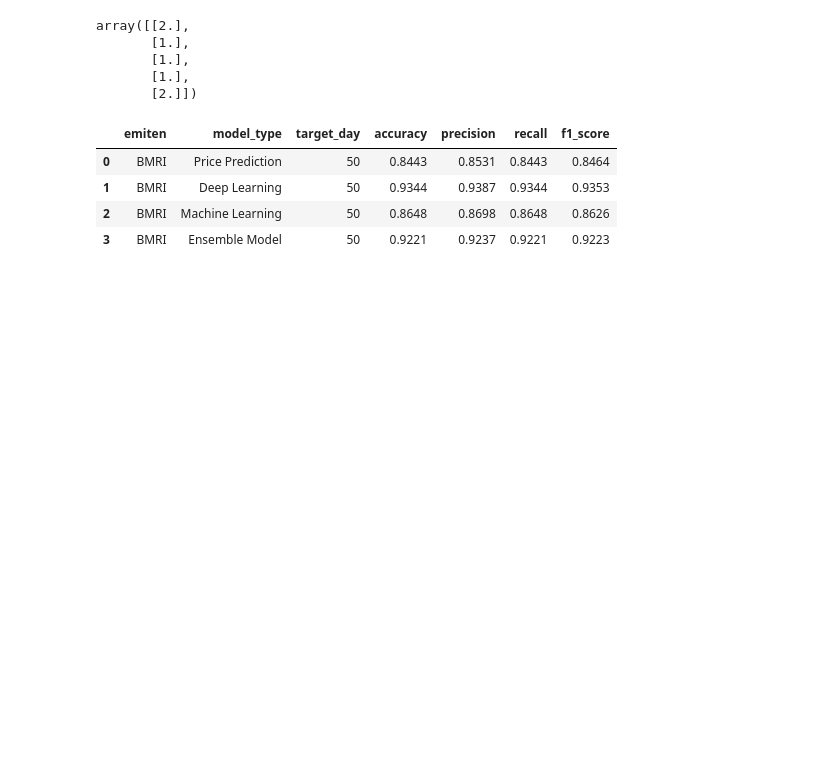
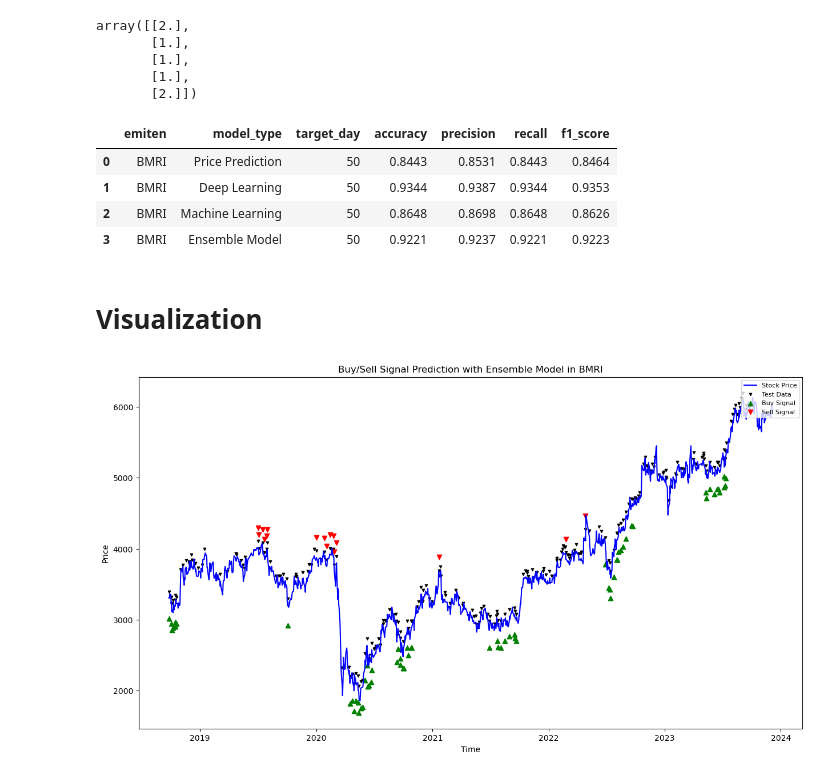
Before and after one commit to hufahamdika/Riset-Saham, a Jupyter notebook: pipeline_process.ipynb, the cells around one changed output. Drawn from its saved outputs; the diff is of its cells as text; code cells hidden in the pictures; blank space fills up the shorter version.

Commit message:
feat: buy/signal visualization

```diff
--- a/pipeline_process.ipynb
+++ b/pipeline_process.ipynb
@@ -1279,8 +1281,8 @@ if not os.path.exists(ensemble_results_dir):
 
 result_file_path = f'{ensemble_results_dir}/{EMITEN}_Target_{TARGET_DAY}_Results.csv'
 header_results = f'emiten,model_type,target_day,accuracy,precision,recall,f1_score'
-with open(result_file_path, 'w') as writer:
-    writer.write(f'{header_results}\n')
+# with open(result_file_path, 'w') as writer:
+#     writer.write(f'{header_results}\n')
 
 all_predictions = []
 for MODEL in MODEL_LIST:
@@ -1302,8 +1304,8 @@ for MODEL in MODEL_LIST:
 
         test_results = f'{EMITEN},{MODEL},{TARGET_DAY},{test_acc},{test_prec},{test_rec},{test_f1}'
 
-        with open(result_file_path, 'a') as writer:
-            writer.write('{}\n'.format(test_results))
+        # with open(result_file_path, 'a') as writer:
+            # writer.write('{}\n'.format(test_results))
         all_predictions.append(testCategoryPredict)
         print(f'{MODEL} Target {TARGET_DAY} Done')
 # %% [output]
@@ -1370,3 +1372,41 @@ tmp
 | 1 | BMRI | Deep Learning | 50 | 0.9344 | 0.9387 | 0.9344 | 0.9353 |
 | 2 | BMRI | Machine Learning | 50 | 0.8648 | 0.8698 | 0.8648 | 0.8626 |
 | 3 | BMRI | Ensemble Model | 50 | 0.9221 | 0.9237 | 0.9221 | 0.9223 |
+# %% [markdown]
+# Visualization
+# %%
+df_result = pd.read_csv(f'Result Price Prediction/{EMITEN}/LSTM_{EMITEN}_Target_50.csv')
+df_result = df_result.drop(df_result.columns[0], axis=1)
+df_result = df_result[df_result['type'] == 'test']
+df_result = df_result[['datetime', 'close', 'prediction']]
+df_result['datetime'] = pd.to_datetime(df_result['datetime'])
+df_result['prediction'] = ensemble_preds[:, -1]
+df_result = df_result.sort_values(by='datetime')
+df_result = df_result.set_index('datetime')
+
+new_vis = pd.read_csv(f'Labelled Stock Data/Labelled_Stock_{EMITEN}.csv')
+new_vis = new_vis.iloc[50:]
+new_vis = new_vis[['datetime', 'close']]
+new_vis['datetime'] = pd.to_datetime(new_vis['datetime'])
+new_vis = new_vis.set_index('datetime')
+# %%
+import matplotlib.pyplot as plt
+
+padding = (new_vis['close'].max() - new_vis['close'].min()) / 15
+
+buy_signal = df_result[df_result['prediction'] == 2]
+sell_signal = df_result[df_result['prediction'] == 0]
+
+
+plt.figure(figsize=(15, 8))
+plt.plot(new_vis.index, new_vis["close"], color='blue') # For stock price
+plt.scatter(df_result.index, df_result["close"] + (padding/3), color='black', marker="v", s=10) # For data test marker
+plt.scatter(buy_signal.index, buy_signal["close"] - padding, color='green', marker="^") # For buy signal
+plt.scatter(sell_signal.index, sell_signal["close"] + padding, color='red', marker="v") # For sell signal
+plt.legend(['Stock Price', 'Test Data','Buy Signal', 'Sell Signal'], loc='upper right', fontsize=8)
+plt.xlabel('Time')
+plt.ylabel('Price')
+plt.title(f'Buy/Sell Signal Prediction with Ensemble Model in {EMITEN}')
+plt.show()
+# %% [output]
+[figure, added]
```
Also changed, not shown: parts of 3 cells of this notebook.
